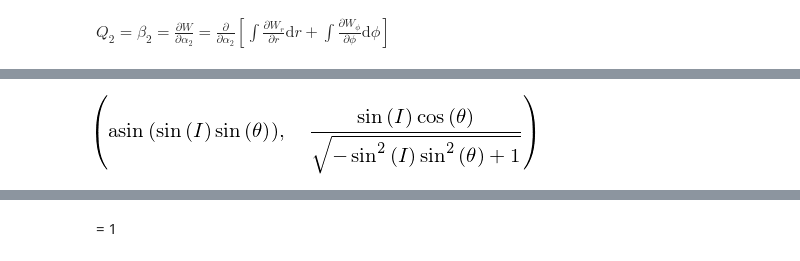
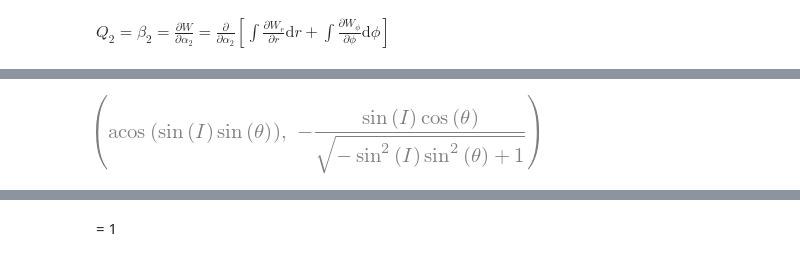
Before and after one commit to dsavransky/MAE6720, a Jupyter notebook: Notebooks/3D Central Force Motion.ipynb, the cells around one changed output, grey strips where cells are left out. Cells and saved outputs as stored; diff of their text form; code cells hidden in the pictures.

```diff
--- a/Notebooks/3D Central Force Motion.ipynb
+++ b/Notebooks/3D Central Force Motion.ipynb
@@ -99,9 +100,9 @@ dPrda2,dPphida2
 # %%
-phidef = asin(sin(I)*sin(th))
+phidef = acos(sin(I)*sin(th))
 dphidef = diff(phidef,th)
 phidef,dphidef
 # %% [output]
-[figure, old version]
+[figure, new version]
 # %%
 simplify(dPphida2.subs(phi,phidef)*dphidef)
 # %% [output]
```
Also changed, not shown: parts of 25 cells of this notebook, 1 other file.
